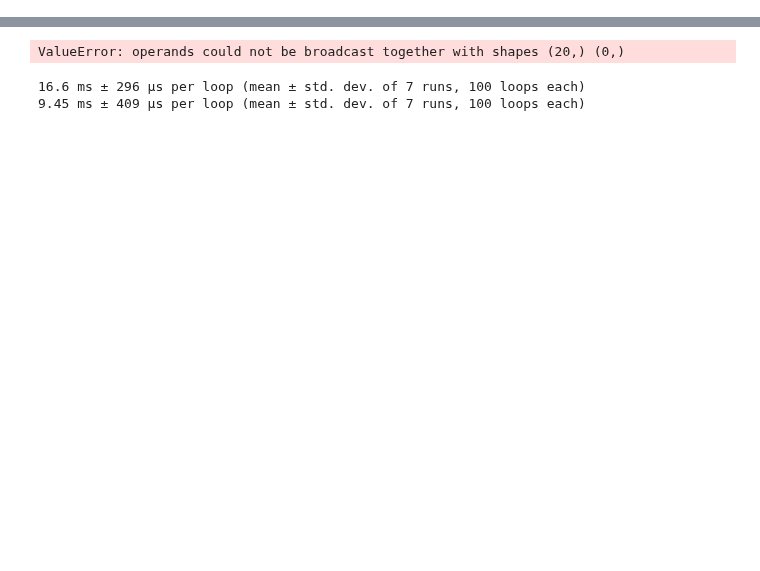
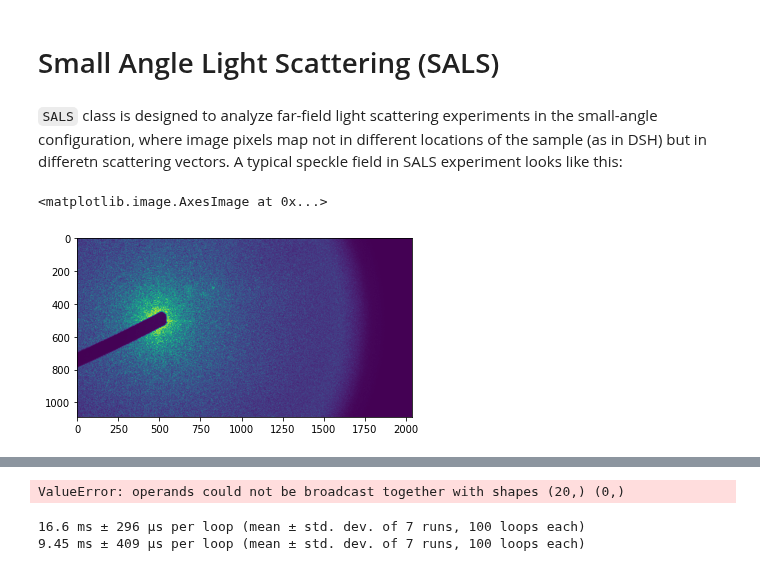
Before and after one commit to steaime/DSHpy, a Jupyter notebook: tutorial4_SALS.ipynb, the cells around one changed output, grey strips where cells are left out. Saved outputs shown, nothing was run; the diff lists cells and outputs as text; code cells hidden in the pictures; blank space fills up the shorter version.

````diff
--- a/tutorial4_SALS.ipynb
+++ b/tutorial4_SALS.ipynb
@@ -22,0 +11,10 @@ parso_logger.setLevel(logging.WARNING)
+# %% [markdown]
+# Small Angle Light Scattering (SALS)
+# %% [markdown]
+```SALS``` class is designed to analyze far-field light scattering experiments in the small-angle configuration, where image pixels map not in different locations of the sample (as in DSH) but in differetn scattering vectors. A typical speckle field in SALS experiment looks like this:
+# %%
+im_shape = (1088, 2040)
+plt.imshow(MI.ReadBinary('..\\SALS_test\\sample_image.raw', im_shape, 'B'))
+# %% [output]
+<matplotlib.image.AxesImage at 0x...>
+[figure, added]
````
Also changed, not shown: parts of 3 cells of this notebook, 3 other files.
